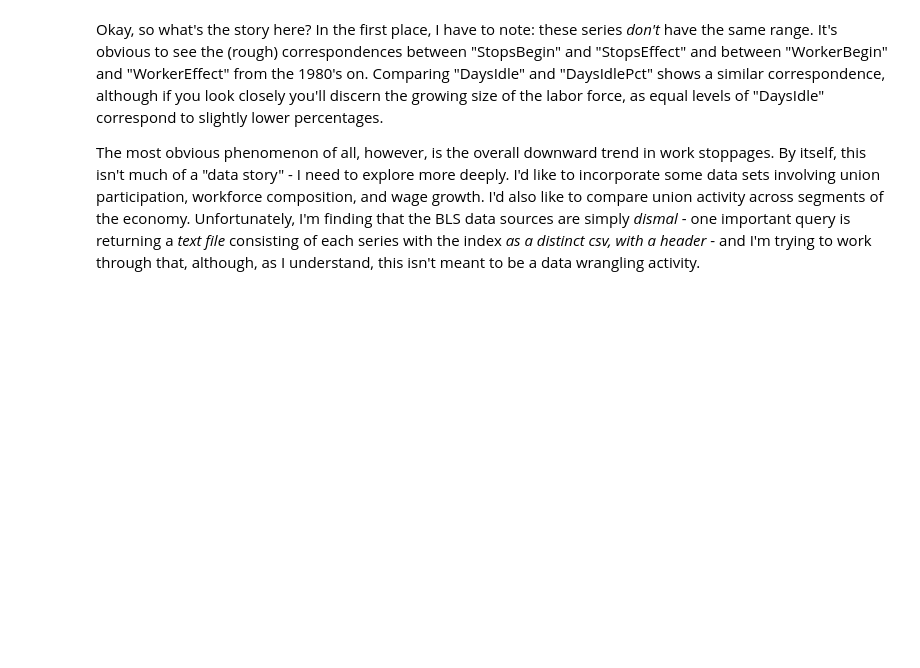
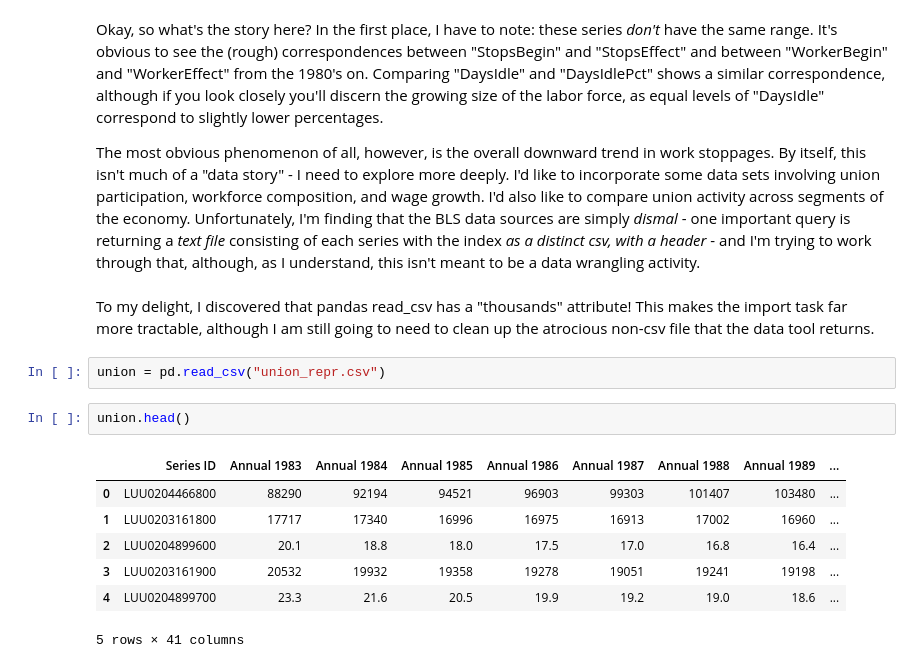
Before and after one commit to skizlik/labor-study, a Jupyter notebook: data story 1 - labor stoppages.ipynb, the cells around one changed output. Drawn from its saved outputs; the diff is of its cells as text; blank space fills up the shorter version.

```diff
--- a/data story 1 - labor stoppages.ipynb
+++ b/data story 1 - labor stoppages.ipynb
@@ -141,3 +141,17 @@ plt.plot(stoppages["Year"], stoppages["DaysIdlePct"])
 Okay, so what's the story here?  In the first place, I have to note:  these series _don't_ have the same range.   It's obvious to see the (rough) correspondences between "StopsBegin" and "StopsEffect" and between "WorkerBegin" and "WorkerEffect" from the 1980's on.  Comparing "DaysIdle" and "DaysIdlePct" shows a similar correspondence, although if you look closely you'll discern the growing size of the labor force, as equal levels of "DaysIdle" correspond to slightly lower percentages.
 
 The most obvious phenomenon of all, however, is the overall downward trend in work stoppages.  By itself, this isn't much of a "data story" - I need to explore more deeply.  I'd like to incorporate some data sets involving union participation, workforce composition, and wage growth.  I'd also like to compare union activity across segments of the economy.  Unfortunately, I'm finding that the BLS data sources are simply _dismal_ - one important query is returning a _text file_ consisting of each series with the index _as a distinct csv, with a header_ - and I'm trying to work through that, although, as I understand, this isn't meant to be a data wrangling activity.
+# %% [markdown]
+To my delight, I discovered that pandas read_csv has a "thousands" attribute!  This makes the import task far more tractable, although I am still going to need to clean up the atrocious non-csv file that the data tool returns.
+# %%
+union = pd.read_csv("union_repr.csv")
+# %%
+union.head()
+# %% [output]
+|  | Series ID | Annual 1983 | Annual 1984 | Annual 1985 | Annual 1986 | Annual 1987 | Annual 1988 | Annual 1989 | ... |
+| 0 | LUU0204466800 | 88290 | 92194 | 94521 | 96903 | 99303 | 101407 | 103480 | ... |
+| 1 | LUU0203161800 | 17717 | 17340 | 16996 | 16975 | 16913 | 17002 | 16960 | ... |
+| 2 | LUU0204899600 | 20.1 | 18.8 | 18.0 | 17.5 | 17.0 | 16.8 | 16.4 | ... |
+| 3 | LUU0203161900 | 20532 | 19932 | 19358 | 19278 | 19051 | 19241 | 19198 | ... |
+| 4 | LUU0204899700 | 23.3 | 21.6 | 20.5 | 19.9 | 19.2 | 19.0 | 18.6 | ... |
+5 rows × 41 columns
```
Also changed, not shown: parts of 13 cells of this notebook.
